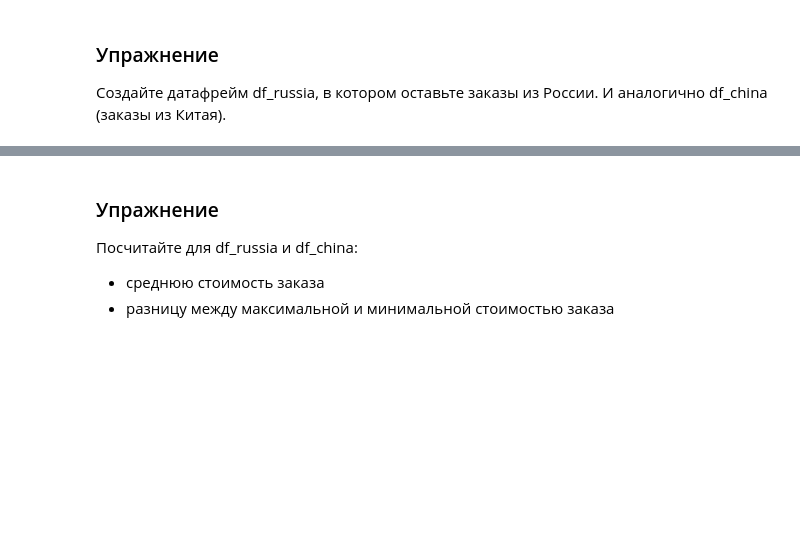
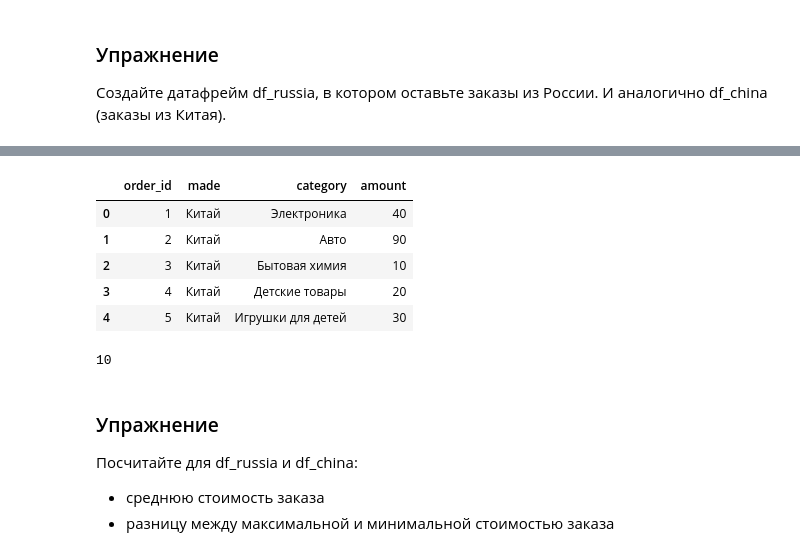
Before and after one commit to vas-ide/Netology, a Jupyter notebook: Python_basic/Pandas/Data function's/Python_13_functions_groupby/Python_13_pandas_functions_groupby.ipynb, the cells around one changed output, grey strips where cells are left out. Cells and saved outputs as stored; diff of their text form; code cells hidden in the pictures; blank space fills up the shorter version.

```diff
--- a/Python_basic/Pandas/Data function's/Python_13_functions_groupby/Python_13_pandas_functions_groupby.ipynb
+++ b/Python_basic/Pandas/Data function's/Python_13_functions_groupby/Python_13_pandas_functions_groupby.ipynb
@@ -343,3 +356,21 @@ df
+# %%
+df_china = pd.DataFrame({'order_id': [1, 2, 3, 4, 5], 'made': ['Китай', 'Китай', 'Китай', 'Китай', 'Китай'],
+                   'category': ['Электроника', 'Авто', 'Бытовая химия', 'Детские товары', 'Игрушки для детей'],
+                   'amount': [40, 90, 10, 20, 30]})
+df_china
+# %% [output]
+|  | order_id | made | category | amount |
+| 0 | 1 | Китай | Электроника | 40 |
+| 1 | 2 | Китай | Авто | 90 |
+| 2 | 3 | Китай | Бытовая химия | 10 |
+| 3 | 4 | Китай | Детские товары | 20 |
+| 4 | 5 | Китай | Игрушки для детей | 30 |
+# %%
+df_china.amount.sum()
+df_china.amount.max()
+df_china.amount.min()
+# %% [output]
+10
 # %% [markdown]
 ### Упражнение
 Посчитайте для df_russia и df_china:
```
Also changed, not shown: parts of 3 cells of this notebook.
